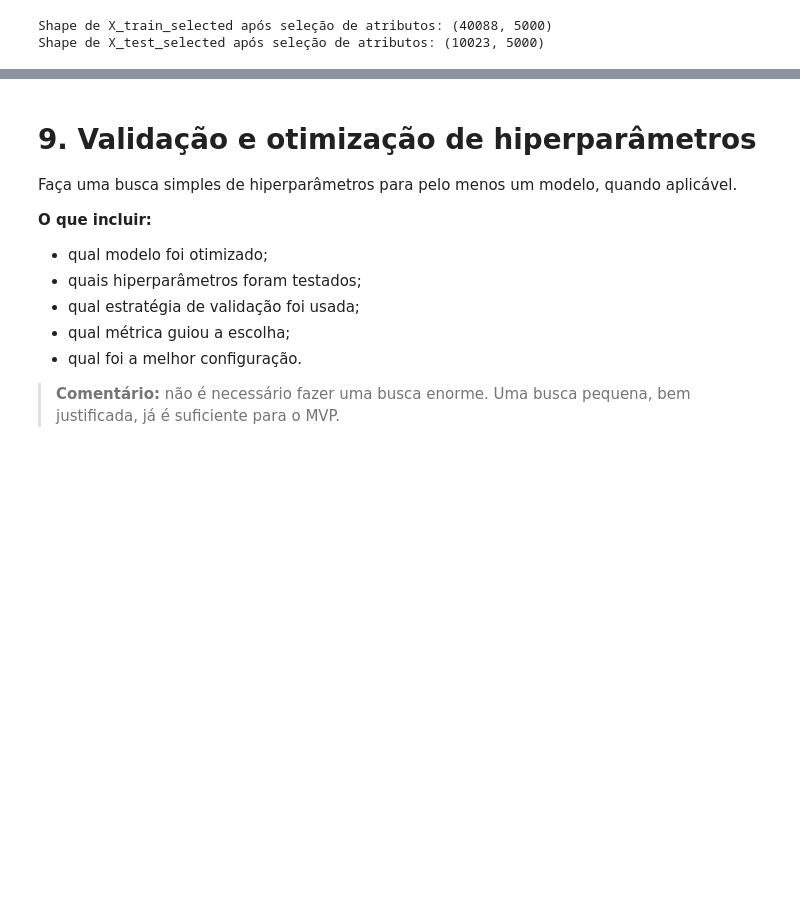
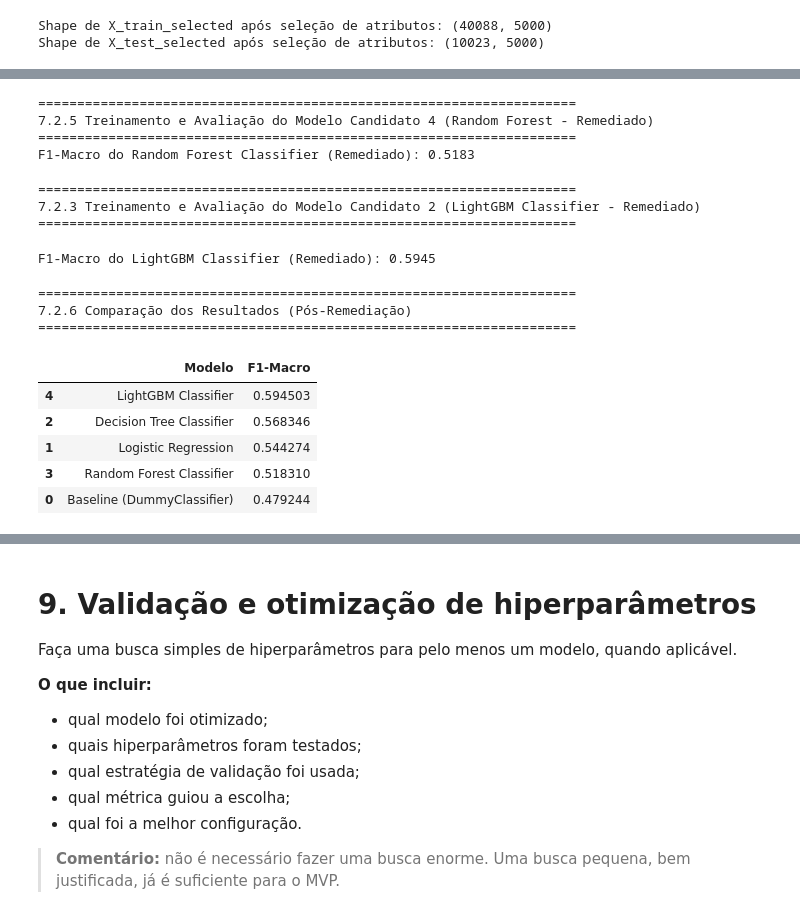
Before and after one commit to rafaeldebarros/MVP_machine_learning, a Jupyter notebook: MVP_ML_DL.ipynb, the cells around one changed output, grey strips where cells are left out. Drawn from its saved outputs; the diff is of its cells as text; code cells hidden in the pictures; blank space fills up the shorter version.

```diff
--- a/MVP_ML_DL.ipynb
+++ b/MVP_ML_DL.ipynb
@@ -1441,0 +1859,80 @@ Interprete a tabela de resultados.
+# %%
+# =====================================================================
+# 7.2.5 MODELO CANDIDATO 3: Random Forest Classifier (remediado)
+# =====================================================================
+print("\n=====================================================================")
+print("7.2.5 Treinamento e Avaliação do Modelo Candidato 4 (Random Forest - Remediado)")
+print("=====================================================================")
+
+random_forest_clf_remediated = RandomForestClassifier(random_state=42, class_weight='balanced', n_estimators=200)
+random_forest_clf_remediated.fit(X_train_selected_remediated, y_train_remediated)
+y_pred_rf_remediated = random_forest_clf_remediated.predict(X_test_selected_remediated)
+f1_rf_remediated = f1_score(y_test_remediated, y_pred_rf_remediated, average='macro')
+
+print(f"F1-Macro do Random Forest Classifier (Remediado): {f1_rf_remediated:.4f}")
+# %% [output]
+=====================================================================
+7.2.5 Treinamento e Avaliação do Modelo Candidato 4 (Random Forest - Remediado)
+=====================================================================
+F1-Macro do Random Forest Classifier (Remediado): 0.5183
+# %%
+# =====================================================================
+# 7.2.3 MODELO CANDIDATO 4: LightGBM Classifier (remediado)
+# =====================================================================
+print("\n=====================================================================")
+print("7.2.3 Treinamento e Avaliação do Modelo Candidato 2 (LightGBM Classifier - Remediado)")
+print("=====================================================================")
+
+# Para LightGBM, as labels do target precisam ser numéricas.
+# y_train_remediated_encoded já está nesse formato.
+lgbm_clf_remediated = LGBMClassifier(random_state=42, class_weight='balanced', n_estimators=500)
+lgbm_clf_remediated.fit(X_train_selected_remediated, y_train_remediated_encoded)
+
+# É preciso mapear as classes de volta para o formato original para usar f1_score com y_test_remediated
+y_test_remediated_encoded = pd.factorize(y_test_remediated, sort=True)[0] # Usar sort=True para garantir a mesma ordem de mapeamento
+y_pred_lgbm_remediated_encoded = lgbm_clf_remediated.predict(X_test_selected_remediated)
+
+f1_lgbm_remediated = f1_score(y_test_remediated_encoded, y_pred_lgbm_remediated_encoded, average='macro')
+
+print(f"F1-Macro do LightGBM Classifier (Remediado): {f1_lgbm_remediated:.4f}")
+# %% [output]
+=====================================================================
+7.2.3 Treinamento e Avaliação do Modelo Candidato 2 (LightGBM Classifier - Remediado)
+=====================================================================
+F1-Macro do LightGBM Classifier (Remediado): 0.5945
+# %%
+# =====================================================================
+# 7.2.6 COMPARAÇÃO DOS RESULTADOS (Pós-Remediação)
+# =====================================================================
+print("\n=====================================================================")
+print("7.2.6 Comparação dos Resultados (Pós-Remediação)")
+print("=====================================================================")
+
+resultados_remediated = pd.DataFrame({
+    'Modelo': [
+        'Baseline (DummyClassifier)',
+        'Logistic Regression',
+        'Decision Tree Classifier',
+        'Random Forest Classifier',
+        'LightGBM Classifier'
+    ],
+    'F1-Macro': [
+        f1_dummy_remediated,
+        f1_log_reg_remediated,
+        f1_dt_remediated,
+        f1_rf_remediated,
+        f1_lgbm_remediated
+    ]
+})
+
+display(resultados_remediated.sort_values(by='F1-Macro', ascending=False))
+# %% [output]
+=====================================================================
+7.2.6 Comparação dos Resultados (Pós-Remediação)
+=====================================================================
+|  | Modelo | F1-Macro |
+| 4 | LightGBM Classifier | 0.594503 |
+| 2 | Decision Tree Classifier | 0.568346 |
+| 1 | Logistic Regression | 0.544274 |
+| 3 | Random Forest Classifier | 0.518310 |
+| 0 | Baseline (DummyClassifier) | 0.479244 |
```
Also changed, not shown: parts of 51 cells of this notebook.
